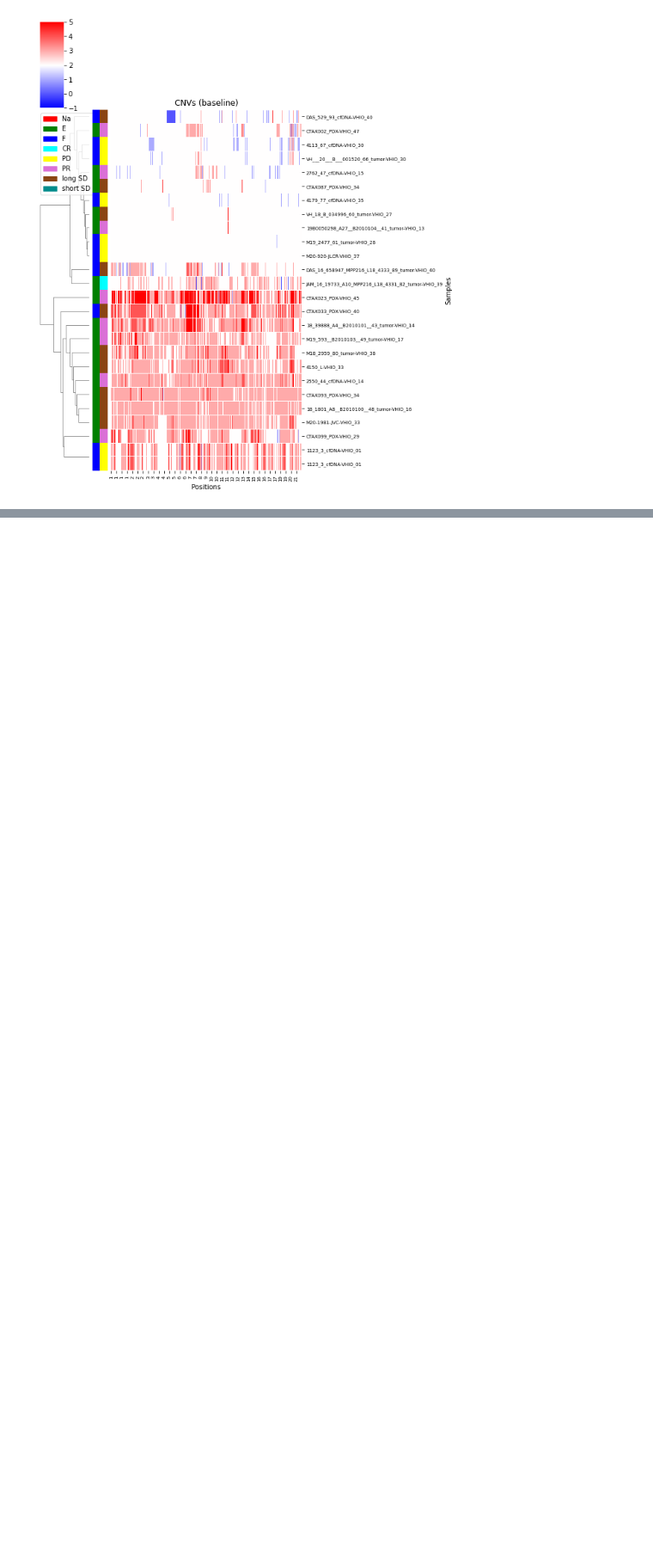
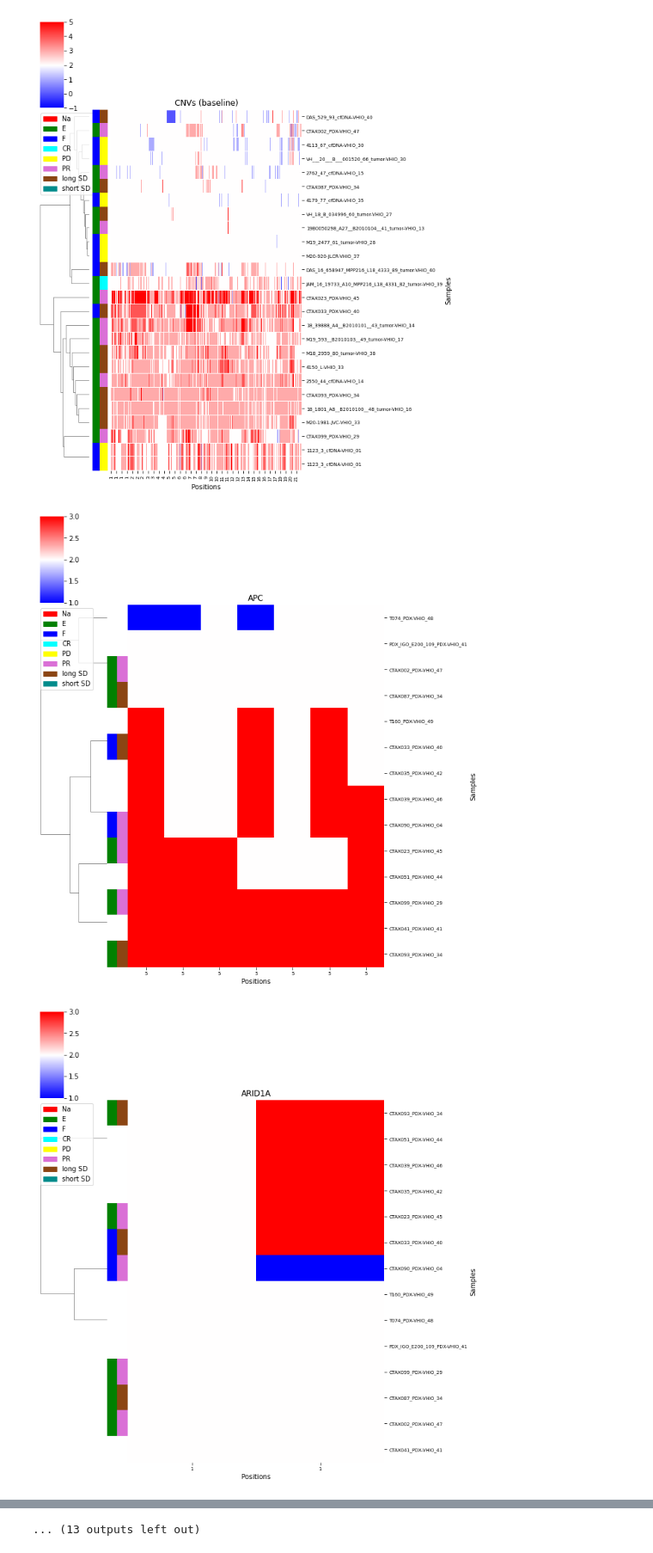
Before and after one commit to jfnavarro/scitron, a Jupyter notebook: analysis_cnvs.ipynb, the cells around one changed output, grey strips where cells are left out. Shown at 86% size. Drawn from its saved outputs; the diff is of its cells as text; code cells hidden in the pictures; blank space fills up the shorter version.

```diff
--- a/analysis_cnvs.ipynb
+++ b/analysis_cnvs.ipynb
@@ -9,9 +9,9 @@ metasamples['SAMPLE_ID'] = metasamples['SAMPLE_ID'].astype(str)
 metasamples.index = [x.strip() for x in metasamples['SAMPLE_ID'] + '-' + metasamples['PATIENT_ID']]
 # %%
 # Keep only samples that are tumor-normal pair and labeled as included
-meta_filtered = metasamples.loc[(metasamples['INCLUDED'] == "Y")
-                                & (metasamples['TUMOR_ONLY'] == "No")
-                                & (metasamples['SAMPLE_TYPE'] != "gDNA"), :]
+meta_filtered = metasamples.loc[(metasamples['TUMOR_ONLY'] == "No")
+                                #& (metasamples['INCLUDED'] == "Y")
+                                & (metasamples['SAMPLE_TYPE'] == "PDX"), :]
 
 
 # Filter CNVs and sort them by chromosome (remove X,Y chromosomes too)
@@ -45,7 +45,7 @@ def plot_heatmap(data, meta, title, filename, col_cluster, row_cluster):
     var2 = meta['VAR2'].copy()
     var2.loc[var2 == 'E'] = color_map[1]
     var2.loc[var2 == 'F'] = color_map[2]
-    var2.loc[var2.isna()] = color_map[0]
+    var2.loc[var2.isna()] = "white"
     var2_colors = var2.to_list()
 
     var4 = meta['VAR4'].copy()
@@ -54,7 +54,7 @@ def plot_heatmap(data, meta, title, filename, col_cluster, row_cluster):
     var4.loc[var4 == 'PR'] = color_map[6]
     var4.loc[var4 == 'long SD'] = color_map[7]
     var4.loc[var4 == 'short SD'] = color_map[8]
-    var4.loc[var4.isna()] = color_map[0]
+    var4.loc[var4.isna()] = "white"
     var4_colors = var4.to_list()
 
     try:
@@ -150,3 +153,35 @@ name = 'CNVs (baseline)'
 plot_heatmap(data, meta_filtered, name, name + "_scaled.pdf", False, True)
 # %% [output]
 [figure]
+# %%
+# Heatmap of CNVs PDXs (one for each gene)
+genes = ['APC', 'ARID1A', 'ARID1B', 'BCL9L', 'BCOR',
+         'BMPR2', 'BRAF', 'BRCA2', 'CNBD1', 'CSMD3',
+         'ERBB3', 'KMT2C', 'LRP1B', 'PIK3CA', 'PTEN',
+         'RNF43', 'SLC25A34', 'SMAD4', 'TBX3', 'TCF7L2',
+         'TP53', 'ZC3H6', 'MYC', 'MYCL', 'MET', 'EGFR',
+         'BRAF', 'KRAS']
+pdx_samples = meta_filtered[(meta_filtered['SAMPLE_TYPE'] == "PDX")].index
+cnvs_pdx = cnvs.loc[:, cnvs.columns[0:2].to_list() + pdx_samples.tolist()]
+cnvs_pdx.to_csv('pdx_cnvs.tsv', sep='\t', index=True, header=True)
+for name, group in cnvs_pdx.iloc[:,1:].groupby('GENE', axis=0):
+    if name in genes:
+        data = group.iloc[:,1:].transpose()
+        data[data == 'Na'] = np.nan
+        data = data.astype('float')
+        data = data.dropna(how='all', axis=0)
+        data = data.dropna(how='all', axis=1)
+        min_value = np.nanmin(data.to_numpy())
+        if min_value == -1:
+            total = 5
+        elif min_value == 0:
+            total = 4
+        else:
+            total = 3
+        data[data > total] = total
+        data = data.fillna(2)
+        data = data.T.drop_duplicates().T
+        plot_heatmap(data, meta_filtered, name, name + "_pdx_scaled.pdf", False, True)
+# %% [output]
+[figure, added]
+[figure, added]
@@ -153 +198,2 @@ plot_heatmap(data, meta_filtered, name, name + "_scaled.pdf", False, True)
+... (13 outputs left out)
 # %%
```
Also changed, not shown: parts of 8 cells of this notebook, 16 other files.
